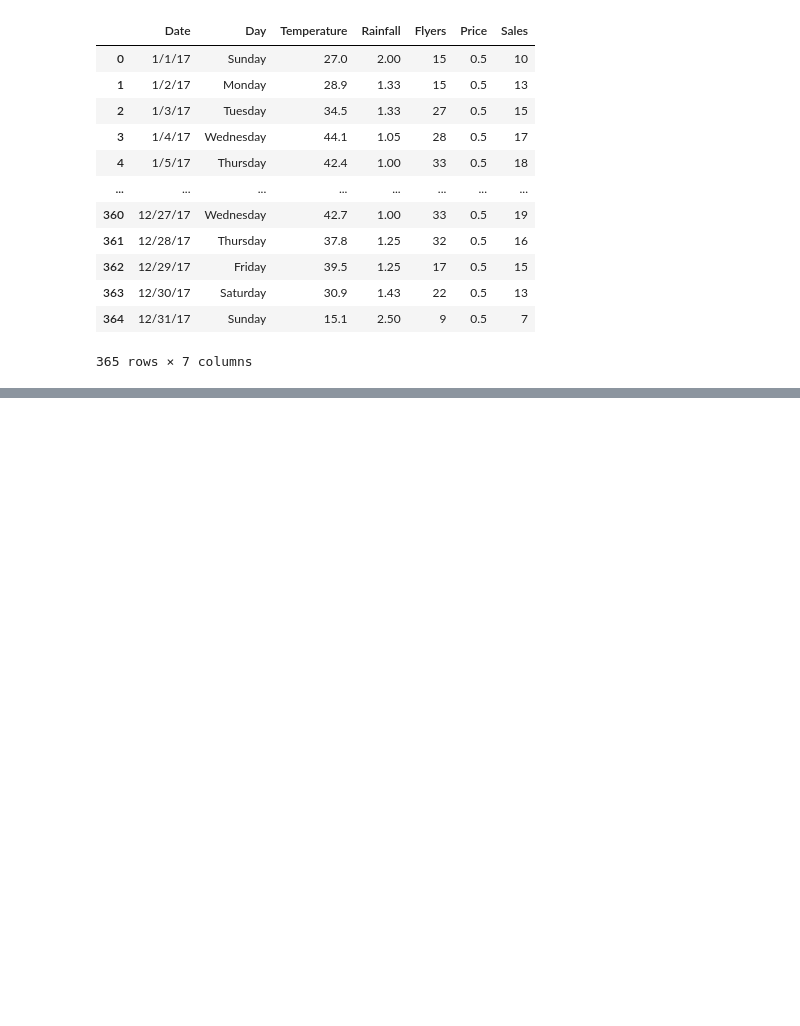
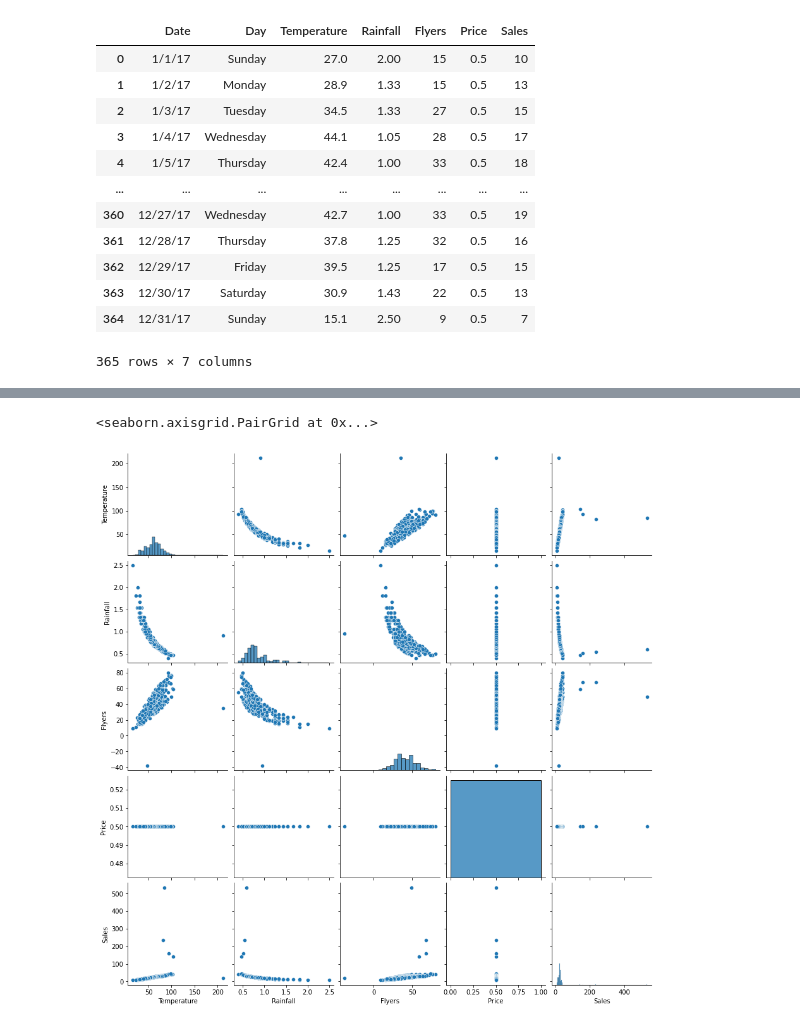
Before and after one commit to raycerna/anomaly-detection-exercises, a Jupyter notebook: continuous_probabilistic_methods.ipynb, the cells around one changed output, grey strips where cells are left out. Cells and saved outputs as stored; diff of their text form; code cells hidden in the pictures; blank space fills up the shorter version.

```diff
--- a/continuous_probabilistic_methods.ipynb
+++ b/continuous_probabilistic_methods.ipynb
@@ -25,0 +41,7 @@ df
+# %%
+df.Date = pd.to_datetime(df.Date)
+# %%
+df = df.set_index('Date')
+# %%
+# pull out month as well for the sake of aggregative measures and trends
+df['Month'] = df.index.month_name()
@@ -25,0 +65,5 @@ df
+# %%
+sns.pairplot(df)
+# %% [output]
+<seaborn.axisgrid.PairGrid at 0x...>
+[figure, added]
```
Also changed, not shown: parts of 28 cells of this notebook.
